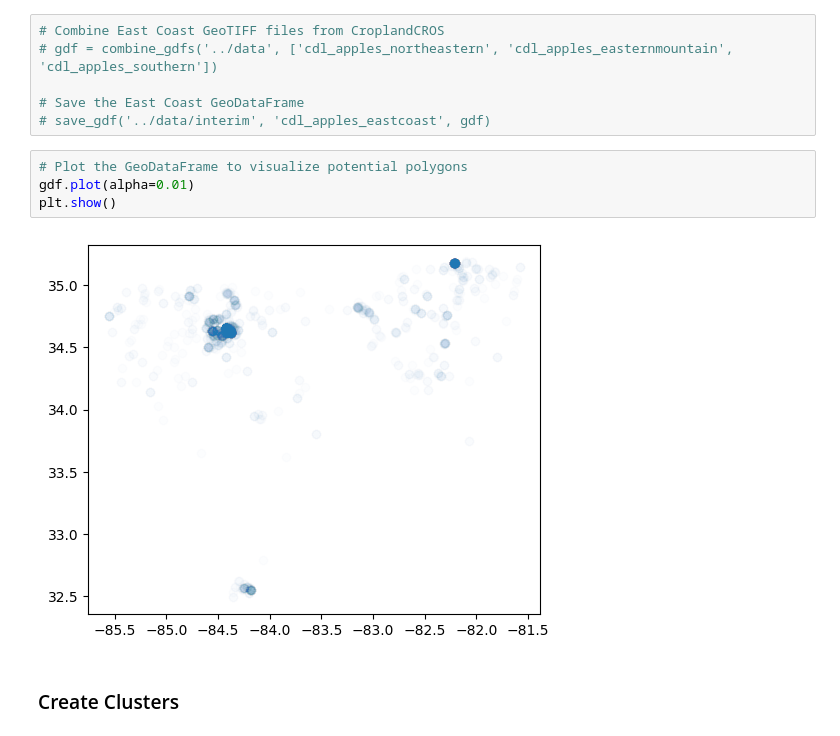
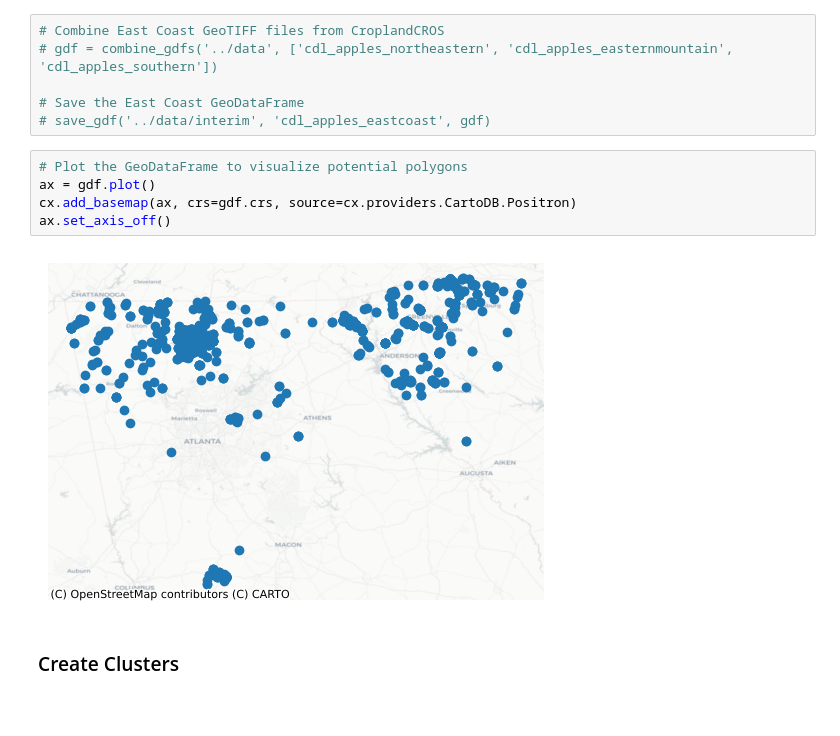
Before and after one commit to FixCarbon/um-mads, a Jupyter notebook: notebooks/create_polygons.ipynb, the cells around one changed output. Saved outputs shown, nothing was run; the diff lists cells and outputs as text; blank space fills up the shorter version.

Commit message:
Final visuals for report

```diff
--- a/notebooks/create_polygons.ipynb
+++ b/notebooks/create_polygons.ipynb
@@ -407,10 +408,11 @@ gdf = load_gdf(folderpath, filename)
 # save_gdf('../data/interim', 'cdl_apples_eastcoast', gdf)
 # %%
 # Plot the GeoDataFrame to visualize potential polygons
-gdf.plot(alpha=0.01)
-plt.show()
+ax = gdf.plot()
+cx.add_basemap(ax, crs=gdf.crs, source=cx.providers.CartoDB.Positron)
+ax.set_axis_off()
 # %% [output]
-[figure, old version]
+[figure, new version]
 # %% [markdown]
 ### Create Clusters
 # %% [markdown]
```
Also changed, not shown: parts of 4 cells of this notebook, 8 other files.
